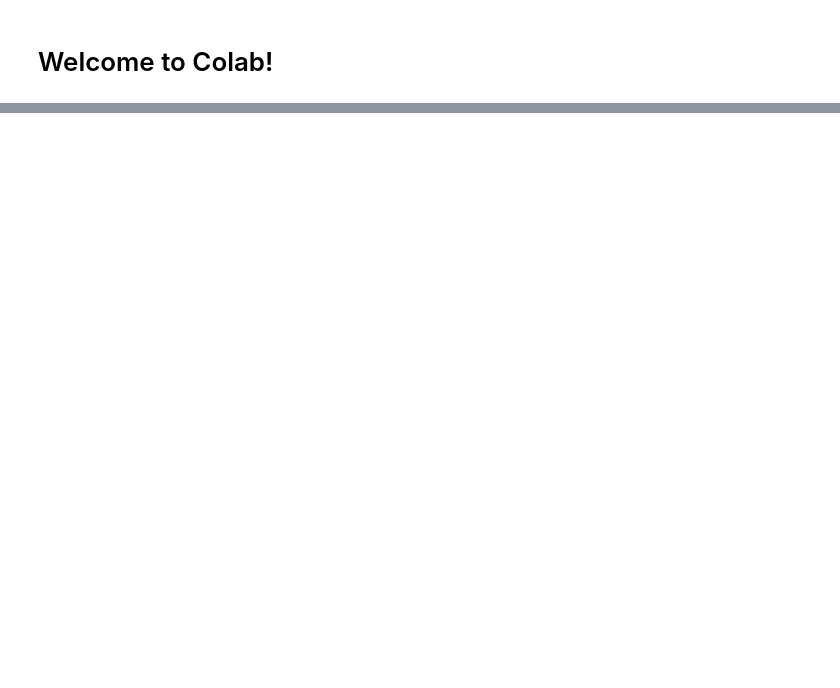
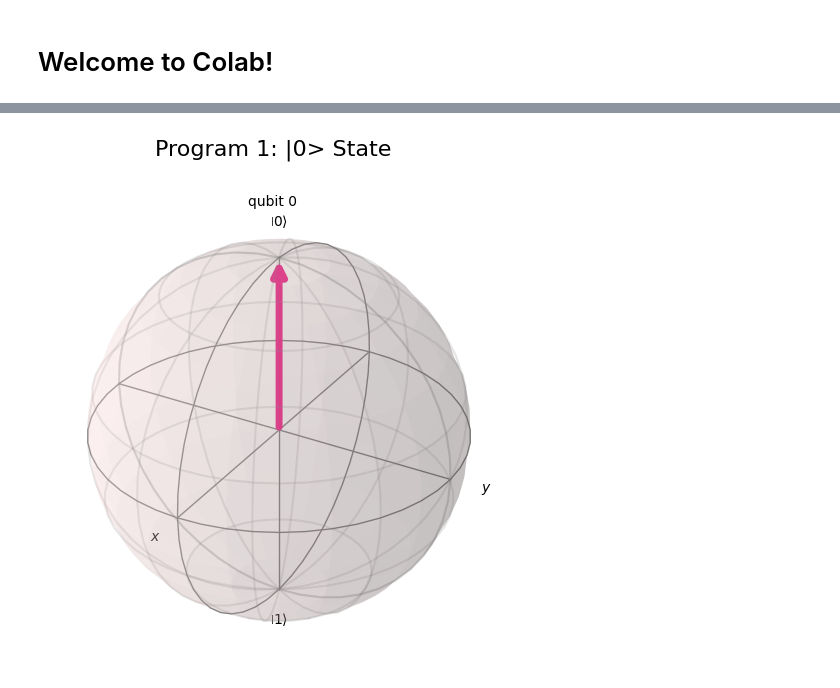
Before and after one commit to siripikusumareddy/DATASET, a Jupyter notebook: Copy_of_Welcome_To_Colab.ipynb, the cells around one changed output, grey strips where cells are left out. Cells and saved outputs as stored; diff of their text form; code cells hidden in the pictures; blank space fills up the shorter version.

```diff
--- a/Copy_of_Welcome_To_Colab.ipynb
+++ b/Copy_of_Welcome_To_Colab.ipynb
@@ -334,0 +15,7 @@ These are a few of the notebooks related to Machine Learning, including Google's
+# %%
+qc1=QuantumCircuit(1)
+# %%
+state1=Statevector(qc1)
+display(plot_bloch_multivector(state1,title ="Program 1: |0> State"))
+# %% [output]
+[figure, added]
```
Also changed, not shown: parts of 41 cells of this notebook.
